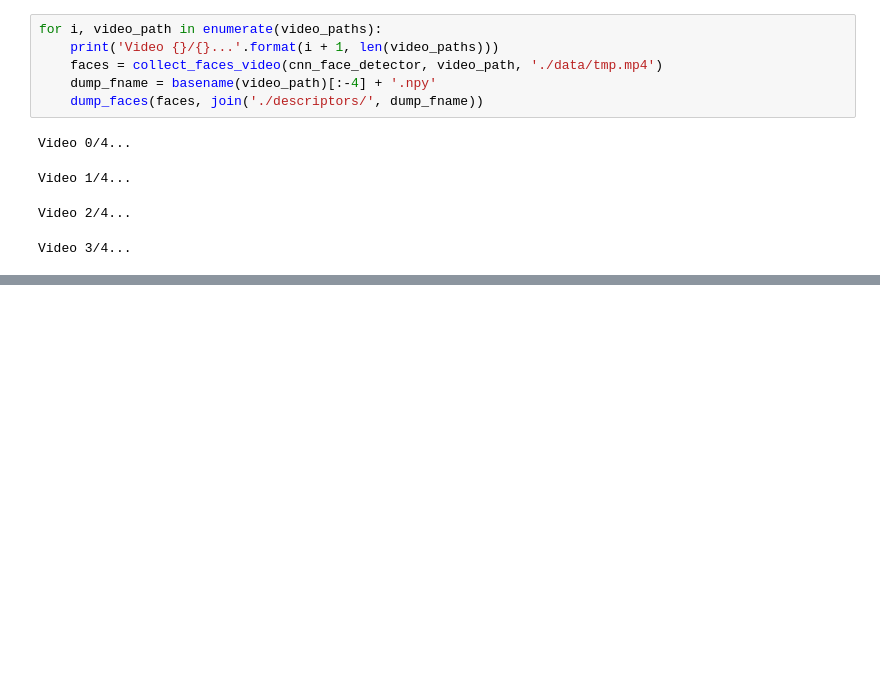
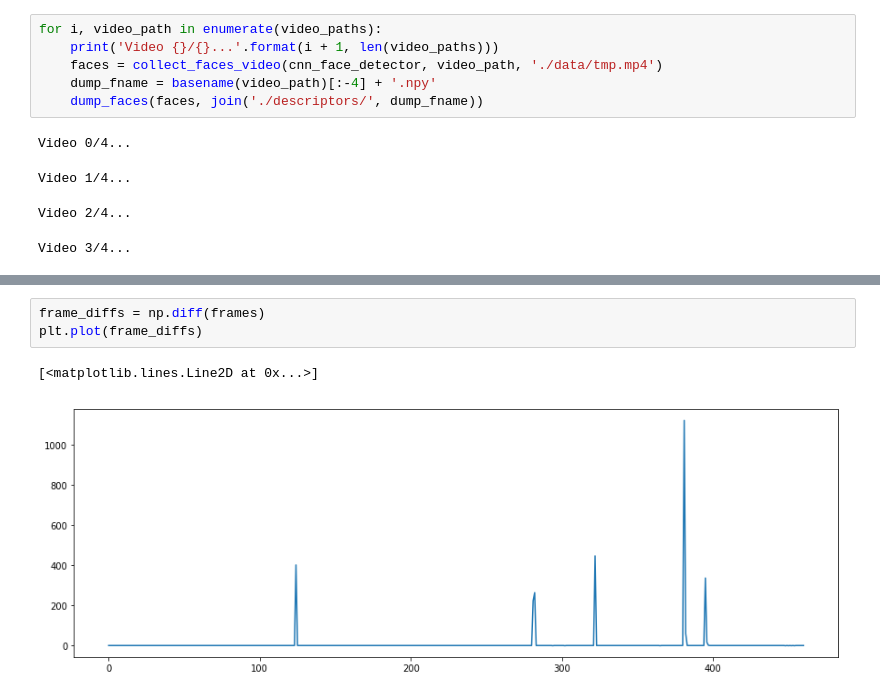
Before and after one commit to Alicegaz/CrimeCamera, a Jupyter notebook: FaceClustering.ipynb, the cells around one changed output, grey strips where cells are left out. Cells and saved outputs as stored; diff of their text form; blank space fills up the shorter version.

```diff
--- a/FaceClustering.ipynb
+++ b/FaceClustering.ipynb
@@ -238,0 +304,6 @@ np.save('./descriptors/all_descriptors.npy', all_descr)
+# %%
+frame_diffs = np.diff(frames)
+plt.plot(frame_diffs)
+# %% [output]
+[<matplotlib.lines.Line2D at 0x...>]
+[figure, added]
```
Also changed, not shown: parts of 16 cells of this notebook.
